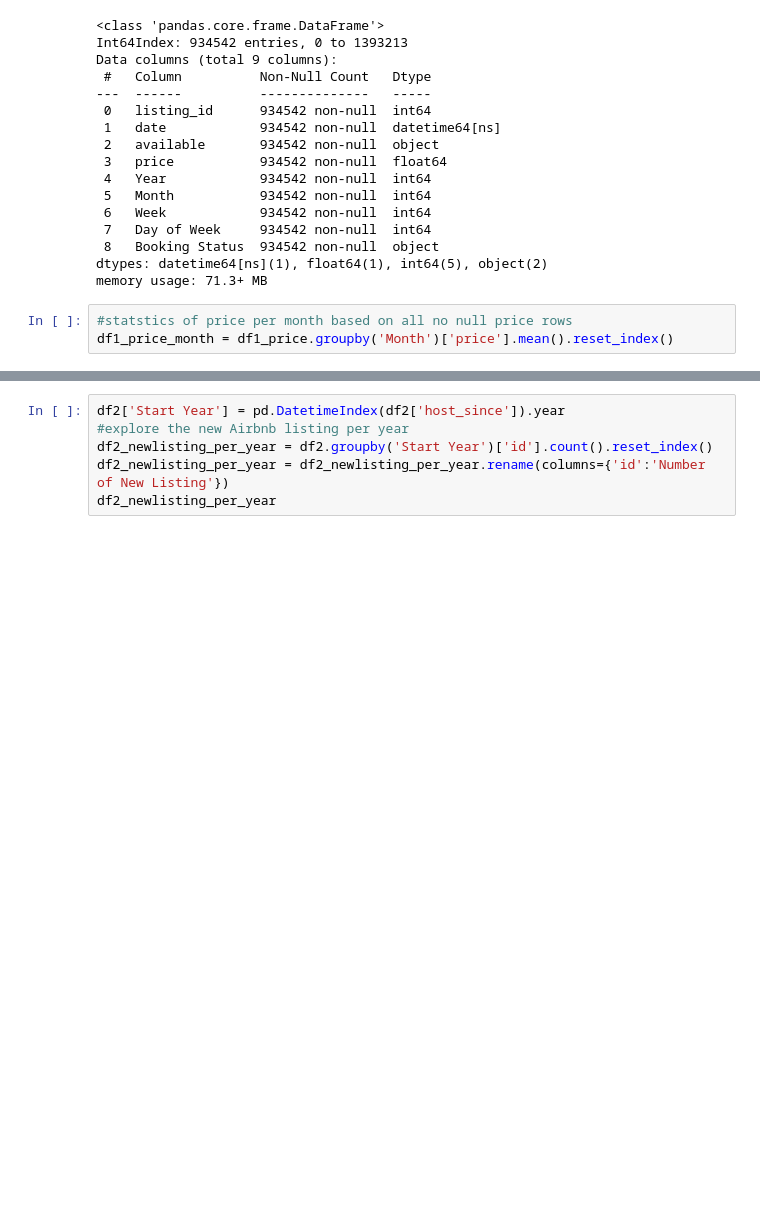
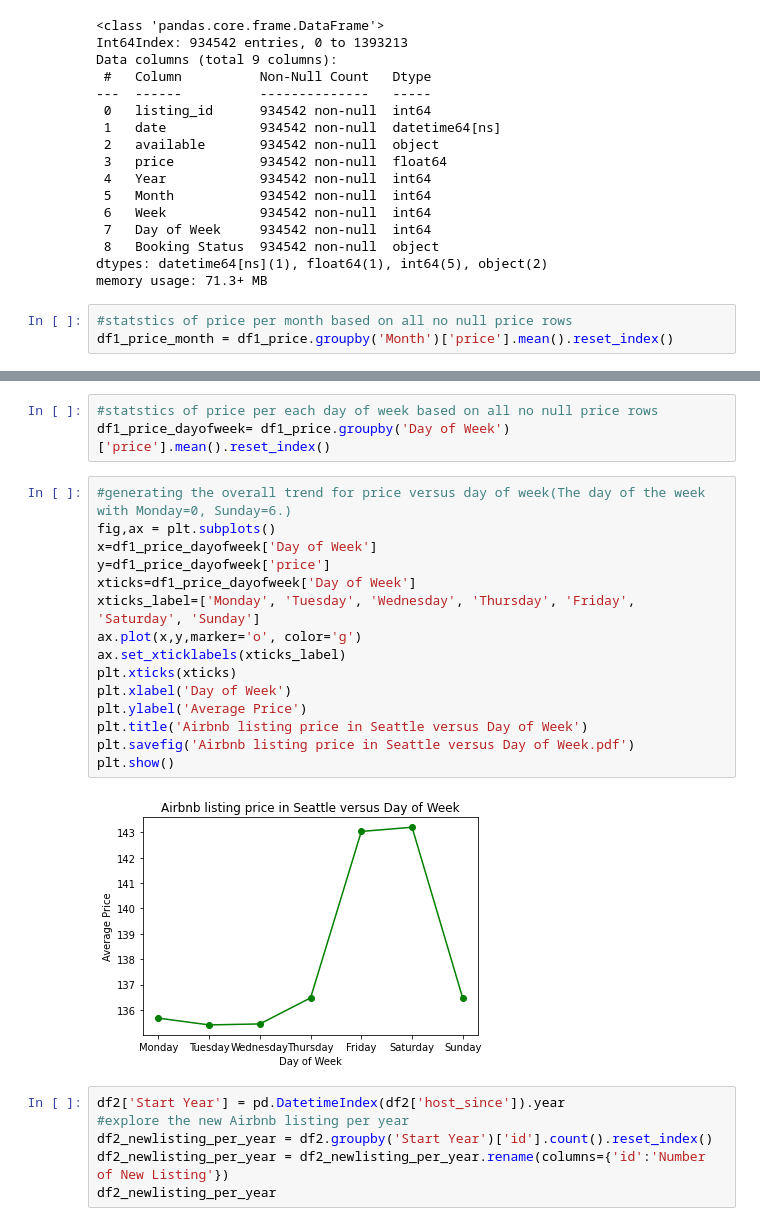
Before and after one commit to liang-qq/Udacity-Data-Scientist-Nanodegree, a Jupyter notebook: Project 1.ipynb, the cells around one changed output, grey strips where cells are left out. Saved outputs shown, nothing was run; the diff lists cells and outputs as text; blank space fills up the shorter version.

```diff
--- a/Project 1.ipynb
+++ b/Project 1.ipynb
@@ -262,3 +264,23 @@ plt.show()
+# %%
+#statstics of price per each day of week based on all no null price rows
+df1_price_dayofweek= df1_price.groupby('Day of Week')['price'].mean().reset_index()
+# %%
+#generating the overall trend for price versus day of week(The day of the week with Monday=0, Sunday=6.)
+fig,ax = plt.subplots()
+x=df1_price_dayofweek['Day of Week']
+y=df1_price_dayofweek['price']
+xticks=df1_price_dayofweek['Day of Week']
+xticks_label=['Monday', 'Tuesday', 'Wednesday', 'Thursday', 'Friday', 'Saturday', 'Sunday']
+ax.plot(x,y,marker='o', color='g')
+ax.set_xticklabels(xticks_label)
+plt.xticks(xticks)
+plt.xlabel('Day of Week')
+plt.ylabel('Average Price')
+plt.title('Airbnb listing price in Seattle versus Day of Week')
+plt.savefig('Airbnb listing price in Seattle versus Day of Week.pdf')
+plt.show()
+# %% [output]
+[figure, added]
 # %%
 df2['Start Year'] = pd.DatetimeIndex(df2['host_since']).year
 #explore the new Airbnb listing per year
```
Also changed, not shown: parts of 9 cells of this notebook.
